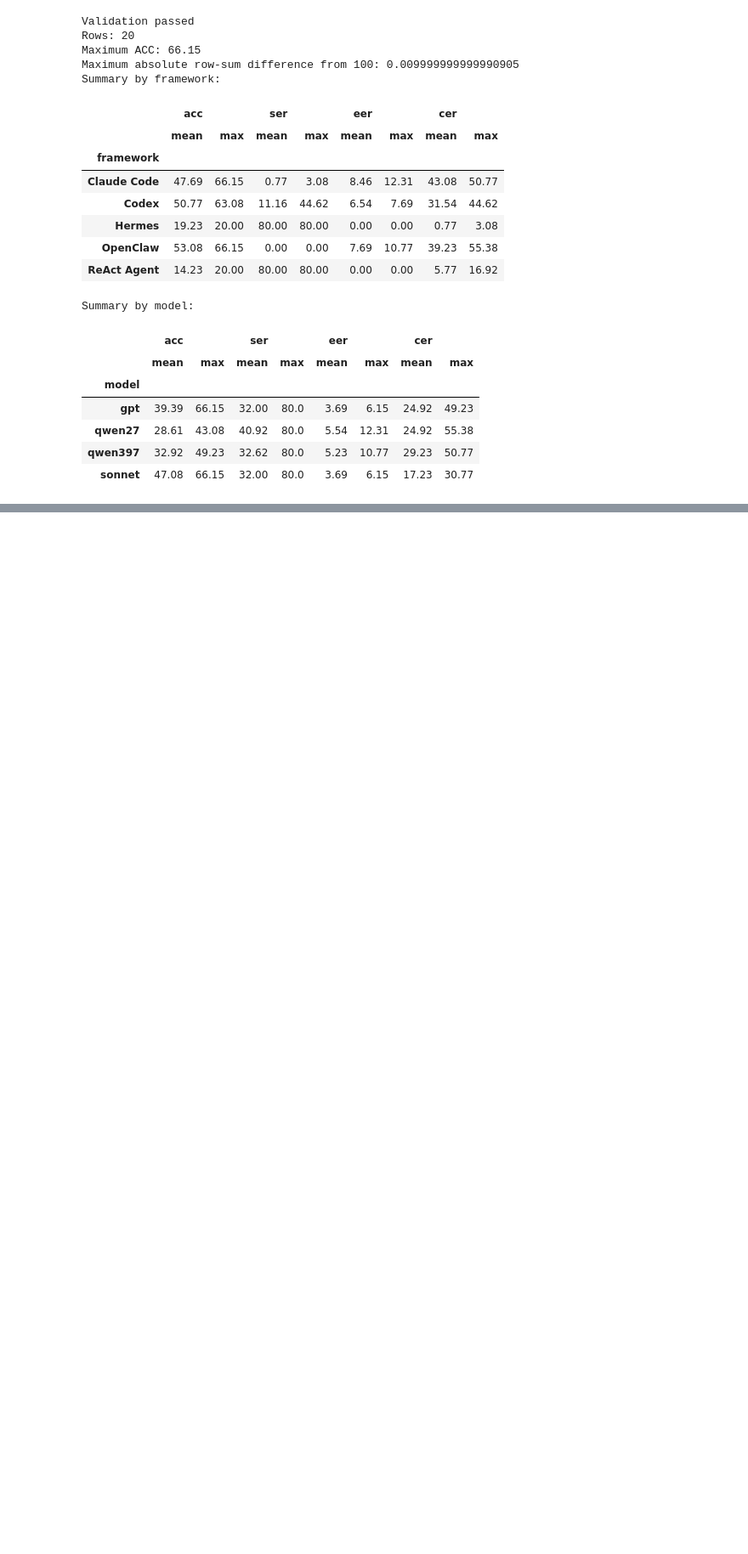
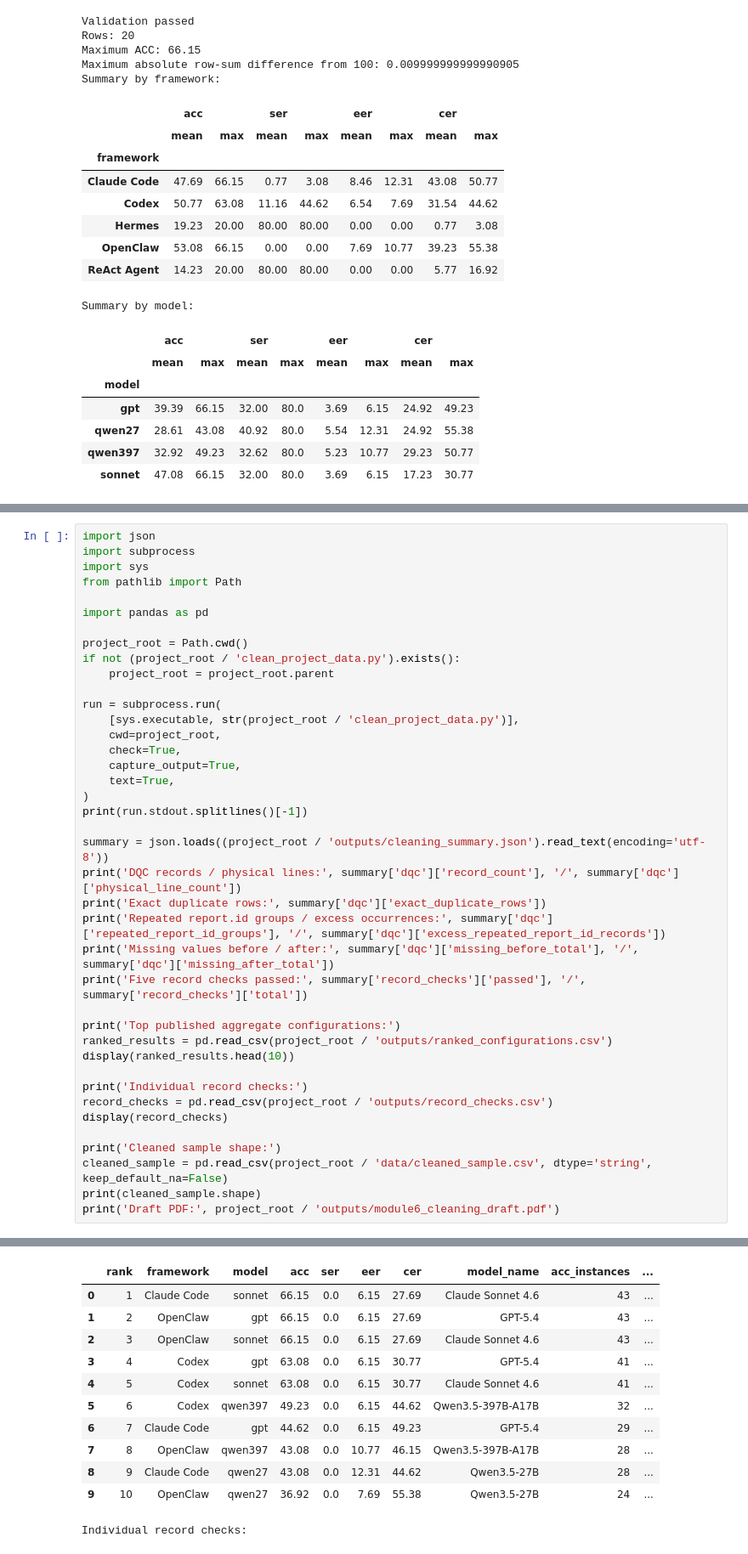
Before and after one commit to MarcusHaxdx/DSO-576-JustVibe, a Jupyter notebook: notebooks/phase1_exploration.ipynb, the cells around one changed output, grey strips where cells are left out. Shown at 85% size. Drawn from its saved outputs; the diff is of its cells as text; blank space fills up the shorter version.

Commit message:
Complete Module 6 cleaning assignment

```diff
--- a/notebooks/phase1_exploration.ipynb
+++ b/notebooks/phase1_exploration.ipynb
@@ -258,0 +272,41 @@ Summary by model:
+# %%
+import json
+import subprocess
+import sys
+from pathlib import Path
+
+import pandas as pd
+
+project_root = Path.cwd()
+if not (project_root / 'clean_project_data.py').exists():
+    project_root = project_root.parent
+
+run = subprocess.run(
+    [sys.executable, str(project_root / 'clean_project_data.py')],
+    cwd=project_root,
+    check=True,
+    capture_output=True,
+    text=True,
+)
+print(run.stdout.splitlines()[-1])
+
+summary = json.loads((project_root / 'outputs/cleaning_summary.json').read_text(encoding='utf-8'))
+print('DQC records / physical lines:', summary['dqc']['record_count'], '/', summary['dqc']['physical_line_count'])
+print('Exact duplicate rows:', summary['dqc']['exact_duplicate_rows'])
+print('Repeated report.id groups / excess occurrences:', summary['dqc']['repeated_report_id_groups'], '/', summary['dqc']['excess_repeated_report_id_records'])
+print('Missing values before / after:', summary['dqc']['missing_before_total'], '/', summary['dqc']['missing_after_total'])
+print('Five record checks passed:', summary['record_checks']['passed'], '/', summary['record_checks']['total'])
+
+print('Top published aggregate configurations:')
+ranked_results = pd.read_csv(project_root / 'outputs/ranked_configurations.csv')
+display(ranked_results.head(10))
+
+print('Individual record checks:')
+record_checks = pd.read_csv(project_root / 'outputs/record_checks.csv')
+display(record_checks)
+
+print('Cleaned sample shape:')
+cleaned_sample = pd.read_csv(project_root / 'data/cleaned_sample.csv', dtype='string', keep_default_na=False)
+print(cleaned_sample.shape)
+print('Draft PDF:', project_root / 'outputs/module6_cleaning_draft.pdf')
+# %% [output]
@@ -258,0 +320,12 @@ Summary by model:
+|  | rank | framework | model | acc | ser | eer | cer | model_name | acc_instances | ... |
+| 0 | 1 | Claude Code | sonnet | 66.15 | 0.0 | 6.15 | 27.69 | Claude Sonnet 4.6 | 43 | ... |
+| 1 | 2 | OpenClaw | gpt | 66.15 | 0.0 | 6.15 | 27.69 | GPT-5.4 | 43 | ... |
+| 2 | 3 | OpenClaw | sonnet | 66.15 | 0.0 | 6.15 | 27.69 | Claude Sonnet 4.6 | 43 | ... |
+| 3 | 4 | Codex | gpt | 63.08 | 0.0 | 6.15 | 30.77 | GPT-5.4 | 41 | ... |
+| 4 | 5 | Codex | sonnet | 63.08 | 0.0 | 6.15 | 30.77 | Claude Sonnet 4.6 | 41 | ... |
+| 5 | 6 | Codex | qwen397 | 49.23 | 0.0 | 6.15 | 44.62 | Qwen3.5-397B-A17B | 32 | ... |
+| 6 | 7 | Claude Code | gpt | 44.62 | 0.0 | 6.15 | 49.23 | GPT-5.4 | 29 | ... |
+| 7 | 8 | OpenClaw | qwen397 | 43.08 | 0.0 | 10.77 | 46.15 | Qwen3.5-397B-A17B | 28 | ... |
+| 8 | 9 | Claude Code | qwen27 | 43.08 | 0.0 | 12.31 | 44.62 | Qwen3.5-27B | 28 | ... |
+| 9 | 10 | OpenClaw | qwen27 | 36.92 | 0.0 | 7.69 | 55.38 | Qwen3.5-27B | 24 | ... |
+Individual record checks:
```
Also changed, not shown: parts of 4 cells of this notebook, 13 other files.
